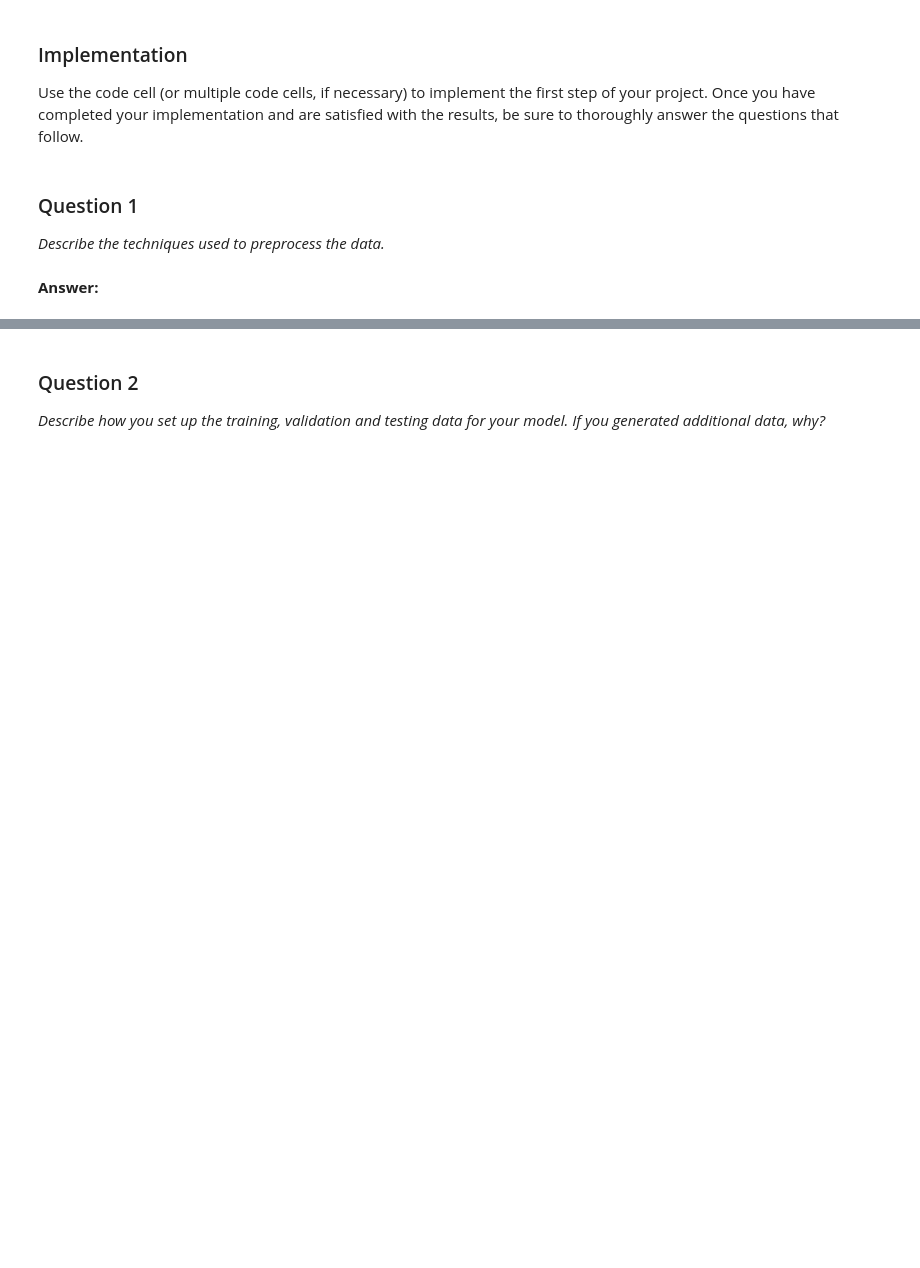
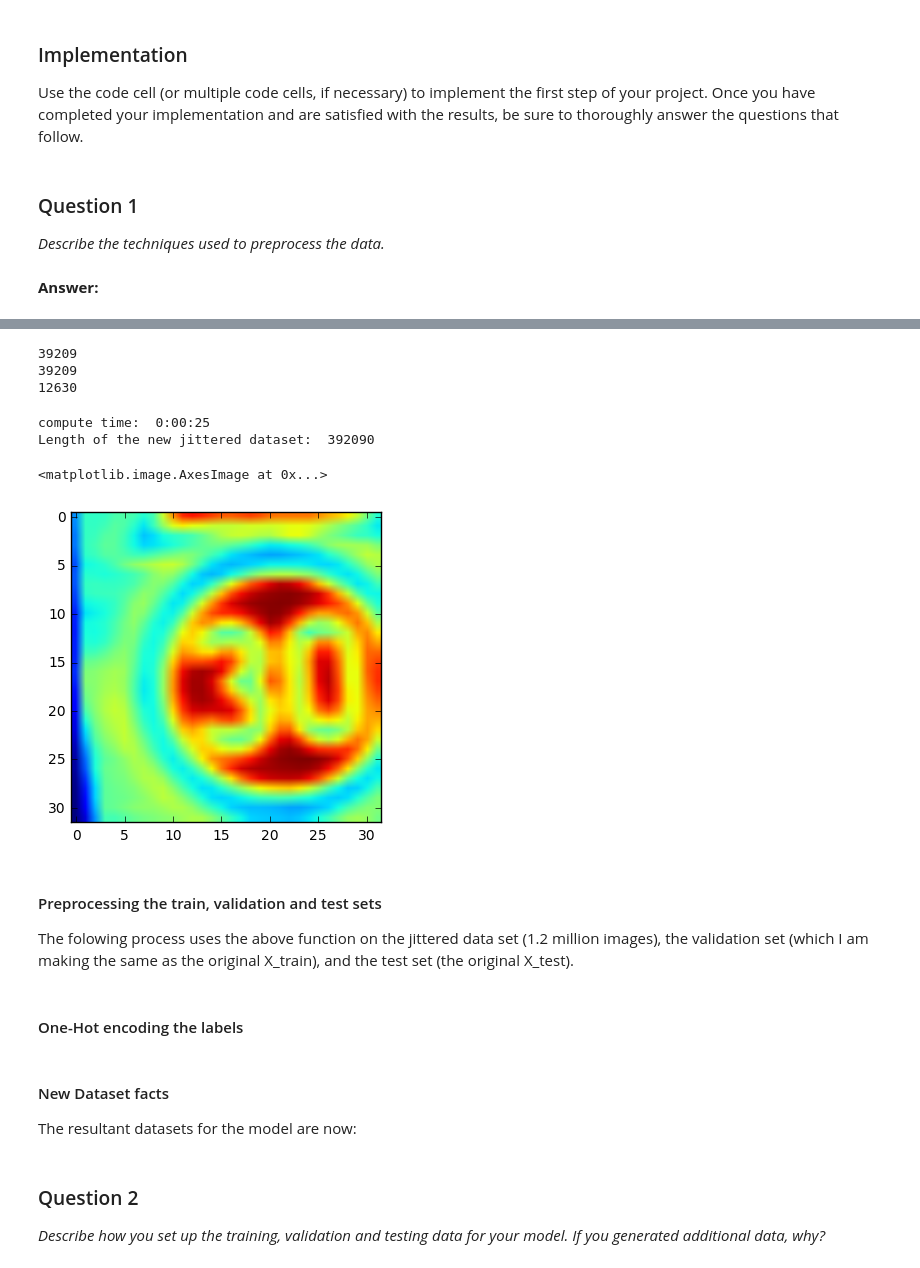
Before and after one commit to matthew-alexander/traffic-signs-tensorflow, a Jupyter notebook: Traffic_Signs_Recognition.ipynb, the cells around one changed output, grey strips where cells are left out. Saved outputs shown, nothing was run; the diff lists cells and outputs as text; code cells hidden in the pictures; blank space fills up the shorter version.

```diff
--- a/Traffic_Signs_Recognition.ipynb
+++ b/Traffic_Signs_Recognition.ipynb
@@ -159,0 +226,46 @@ _Describe the techniques used to preprocess the data._
+# %%
+# preprocessing the original data - -converting to grayscale and normalizing
+
+# the top two look similar, but I take the top one and jitter it later
+
+image_GS_train = np.array([pre_process_image(X_train[i]) for i in range(len(X_train))], dtype = np.float32)
+image_GS_validation = np.array([pre_process_image(X_train[i]) for i in range(len(X_train))], dtype = np.float32)
+image_GS_test = np.array([pre_process_image(X_test[i]) for i in range(len(X_test))], dtype = np.float32)
+
+print(len(image_GS_train))
+print(len(image_GS_validation))
+print(len(image_GS_test))
+# %% [output]
+39209
+39209
+12630
+# %%
+# creating 1.25 million images (around the best i could get my computer to do)
+
+start_time = time.time()
+
+jittered_images = []
+jittered_labels = []
+
+for i in range(len(image_GS_train)):
+    for j in range(10):
+        img = transform_image(image_GS_train[i],20,10,5)
+        jittered_images.append(img)
+        jittered_labels.append(y_train[i])
+
+end_time = time.time()
+compute_time = end_time - start_time
+
+print("compute time: " , str(timedelta(seconds = int(round(compute_time)))))
+print("Length of the new jittered dataset: " , len(jittered_images))
+# %% [output]
+compute time:  0:00:25
+Length of the new jittered dataset:  392090
+# %%
+plt.imshow(jittered_images[10000])
+# %% [output]
+<matplotlib.image.AxesImage at 0x...>
+[figure, added]
+# %% [markdown]
+#### Preprocessing the train, validation and test sets
+The folowing process uses the above function on the jittered data set (1.2 million images), the validation set (which I am making the same as the original X_train), and the test set (the original X_test).
@@ -159,0 +300,2 @@ _Describe the techniques used to preprocess the data._
+# %% [markdown]
+#### One-Hot encoding the labels
@@ -159,0 +307,3 @@ _Describe the techniques used to preprocess the data._
+# %% [markdown]
+#### New Dataset facts
+The resultant datasets for the model are now:
```
Also changed, not shown: parts of 39 cells of this notebook, 8 other files.
